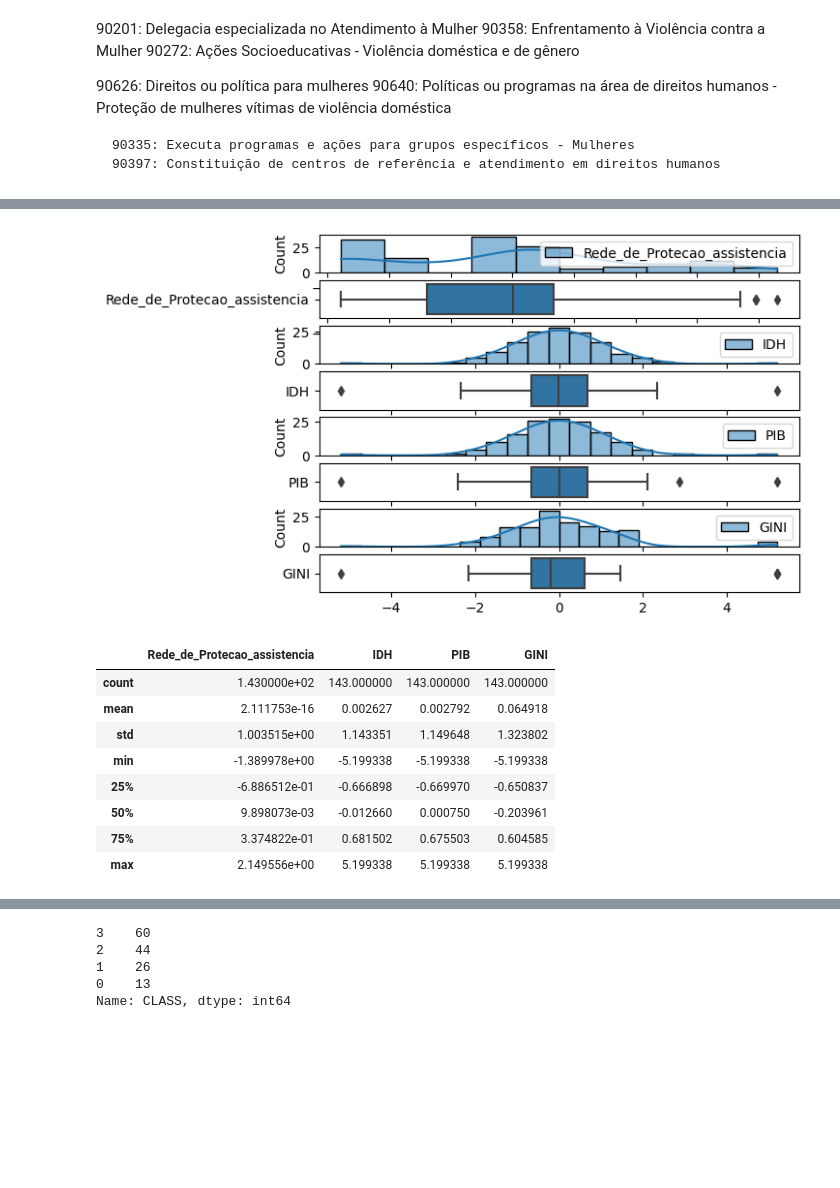
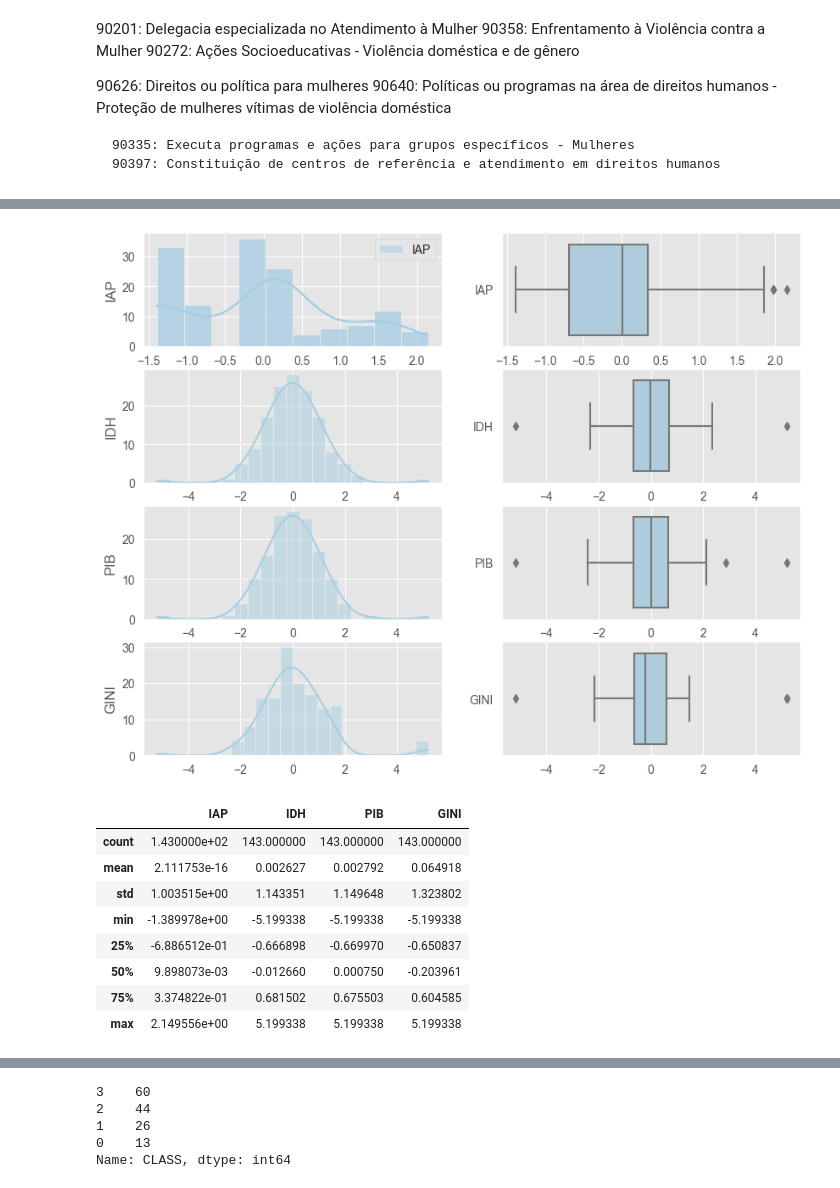
Before and after one commit to jlucioDev/woman_victims_v2, a Jupyter notebook: main.ipynb, the cells around one changed output, grey strips where cells are left out. Drawn from its saved outputs; the diff is of its cells as text; code cells hidden in the pictures; blank space fills up the shorter version.

```diff
--- a/main.ipynb
+++ b/main.ipynb
@@ -67,13 +67,13 @@ if res.status_code == 200:
 
         #It replaces the words "Yes" and "No" with binary information 1 and 0.
         if indicador['id'] in ExcelentEquipaments:
-            df_temp[indicador['id']] = df_temp[indicador['id']].map(lambda x: 1.5 if x['2019']  == 'Sim' else 0)
+            df_temp[indicador['id']] = df_temp[indicador['id']].map(lambda x: 1 * 1.5 if x['2019']  == 'Sim' else 0)
 
         elif indicador['id'] in GoodEquipaments:
-            df_temp[indicador['id']] = df_temp[indicador['id']].map(lambda x: 0.5 if x['2019']  == 'Sim' else 0)
+            df_temp[indicador['id']] = df_temp[indicador['id']].map(lambda x: 1 * 0.5 if x['2019']  == 'Sim' else 0)
 
         else:
-            df_temp[indicador['id']] = df_temp[indicador['id']].map(lambda x: 0.2 if x['2019']  == 'Sim' else 0)
+            df_temp[indicador['id']] = df_temp[indicador['id']].map(lambda x: 1 * 0.2 if x['2019']  == 'Sim' else 0)
 
         df_munic = pd.merge(df_munic, df_temp, on="id")
 # %% [markdown]
@@ -87,9 +87,9 @@ if res.status_code == 200:
     90335: Executa programas e ações para grupos específicos - Mulheres
     90397: Constituição de centros de referência e atendimento em direitos humanos
 # %%
-df_munic['Rede_de_Protecao_assistencia'] = df_munic[90201] + df_munic[90272] + df_munic[90335] + df_munic[90358] + df_munic[90397] + df_munic[90626] + df_munic[90640]
+df_munic['IAP'] = df_munic[90201] + df_munic[90272] + df_munic[90335] + df_munic[90358] + df_munic[90397] + df_munic[90626] + df_munic[90640]
 
-df_munic = df_munic[['id', 'localidade', 'Rede_de_Protecao_assistencia']]
+df_munic = df_munic[['id', 'localidade', 'IAP']]
 # %%
 url = "https://servicodados.ibge.gov.br/api/v1/pesquisas/37/periodos/2010/indicadores/30255/"
 
@@ -149,7 +149,7 @@ df_munic
 | 142 | 150840 | Xinguara | 0.5 | 0.646 | 28872.41 | -0.39 |
 143 rows × 6 columns
 # %%
-df_munic['Rede_de_Protecao_assistencia'] = pd.to_numeric(df_munic['Rede_de_Protecao_assistencia'])
+df_munic['IAP'] = pd.to_numeric(df_munic['IAP'])
 df_munic['IDH'] = pd.to_numeric(df_munic['IDH'])
 df_munic['PIB'] = pd.to_numeric(df_munic['PIB'])
 df_munic['GINI'] = pd.to_numeric(df_munic['GINI'])
@@ -261,29 +262,44 @@ plt.show()
 # %%
 import matplotlib.pyplot as plt
 import seaborn as sns
 
 p1 = scaled_df.iloc[:,2:3]
 p2 = scaled_df.iloc[:,3:4]
 p3 = scaled_df.iloc[:,4:5]
 p4 = scaled_df.iloc[:,5:6]
 
-fig, (ax1, ax2, ax3, ax4, ax5, ax6, ax7, ax8) = plt.subplots(8)
-sns.histplot(p1, kde=True, ax=ax1)
-sns.boxplot(p1, orient="h", ax=ax2)
-sns.histplot(p2, kde=True, ax=ax3)
-sns.boxplot(p2, orient="h", ax=ax4)
-sns.histplot(p3, kde=True, ax=ax5)
-sns.boxplot(p3, orient="h", ax=ax6)
-sns.histplot(p4, kde=True, ax=ax7)
-sns.boxplot(p4, orient="h", ax=ax8)
+#fig, (ax1, ax2, ax3, ax4, ax5, ax6, ax7, ax8) = plt.subplots(4, 2)
+fig, axs = plt.subplots(4, 2, figsize=(10, 8))
+#fig.suptitle('Distribuição de dados após normalização', fontsize=16)
+
+sns.set_palette("Paired")
+
+
+sns.histplot(p1, kde=True, ax=axs[0,0])
+axs[0,0].set_ylabel('IAP')
+
+#Cria os gráficos
+sns.histplot(p1, kde=True, ax=axs[0,0], legend=False)
+axs[0,0].set_ylabel('IAP')
+sns.boxplot(p1, orient="h", ax=axs[0,1])
+sns.histplot(p2, kde=True, ax=axs[1,0], legend=False)
+axs[1,0].set_ylabel('IDH')
+sns.boxplot(p2, orient="h", ax=axs[1,1])
+sns.histplot(p3, kde=True, ax=axs[2,0], legend=False)
+axs[2,0].set_ylabel('PIB')
+sns.boxplot(p3, orient="h", ax=axs[2,1])
+sns.histplot(p4, kde=True, ax=axs[3,0], legend=False)
+axs[3,0].set_ylabel('GINI')
+sns.boxplot(p4, orient="h", ax=axs[3,1])
+
 #plt.xlim(-1, 1)
 plt.show()
 # %% [output]
-[figure, old version]
+[figure, new version]
 # %%
 scaled_df.describe()
 # %% [output]
-|  | Rede_de_Protecao_assistencia | IDH | PIB | GINI |
+|  | IAP | IDH | PIB | GINI |
 | count | 1.430000e+02 | 143.000000 | 143.000000 | 143.000000 |
 | mean | 2.111753e-16 | 0.002627 | 0.002792 | 0.064918 |
 | std | 1.003515e+00 | 1.143351 | 1.149648 | 1.323802 |
```
Also changed, not shown: parts of 27 cells of this notebook.
